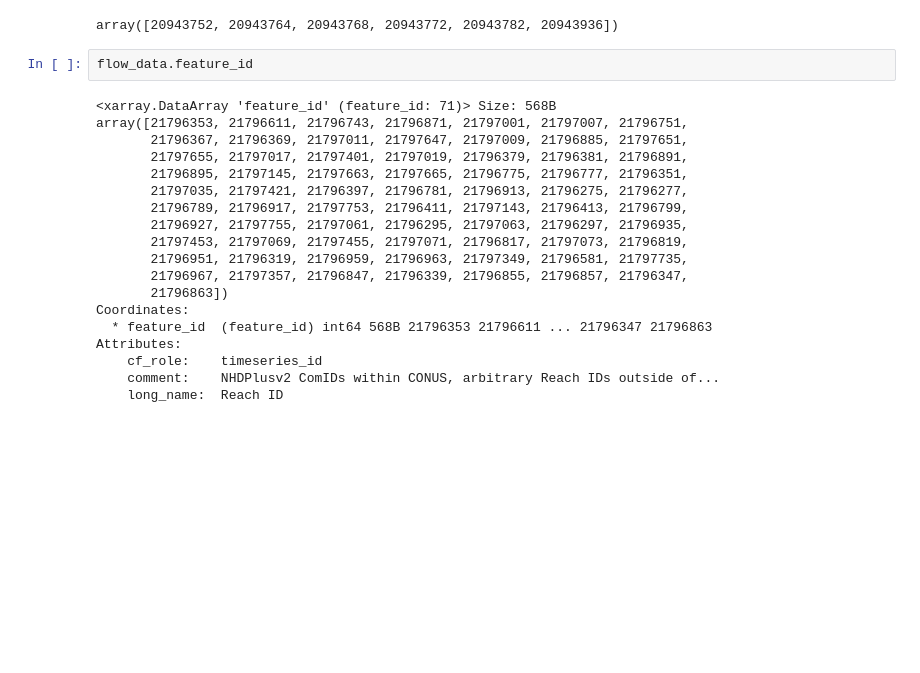
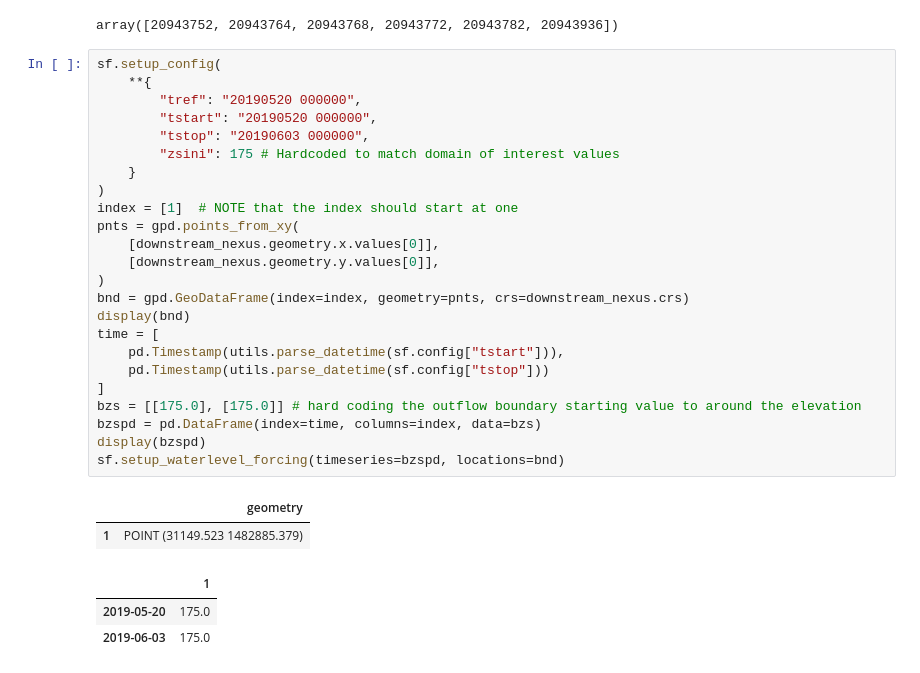
Before and after one commit to NGWPC/near_real-time_sfincs, a Jupyter notebook: notebooks/build_huc8.ipynb, the cells around one changed output. Cells and saved outputs as stored; diff of their text form; blank space fills up the shorter version.

```diff
--- a/notebooks/build_huc8.ipynb
+++ b/notebooks/build_huc8.ipynb
@@ -196,24 +187,33 @@ KeyError: "not all values found in index 'feature_id'"
 group_ids
 # %% [output]
 array([20943752, 20943764, 20943768, 20943772, 20943782, 20943936])
-# %%
-flow_data.feature_id
-# %% [output]
-<xarray.DataArray 'feature_id' (feature_id: 71)> Size: 568B
-array([21796353, 21796611, 21796743, 21796871, 21797001, 21797007, 21796751,
-       21796367, 21796369, 21797011, 21797647, 21797009, 21796885, 21797651,
-       21797655, 21797017, 21797401, 21797019, 21796379, 21796381, 21796891,
-       21796895, 21797145, 21797663, 21797665, 21796775, 21796777, 21796351,
-       21797035, 21797421, 21796397, 21796781, 21796913, 21796275, 21796277,
-       21796789, 21796917, 21797753, 21796411, 21797143, 21796413, 21796799,
-       21796927, 21797755, 21797061, 21796295, 21797063, 21796297, 21796935,
-       21797453, 21797069, 21797455, 21797071, 21796817, 21797073, 21796819,
-       21796951, 21796319, 21796959, 21796963, 21797349, 21796581, 21797735,
-       21796967, 21797357, 21796847, 21796339, 21796855, 21796857, 21796347,
-       21796863])
-Coordinates:
-  * feature_id  (feature_id) int64 568B 21796353 21796611 ... 21796347 21796863
-Attributes:
-    cf_role:    timeseries_id
-    comment:    NHDPlusv2 ComIDs within CONUS, arbitrary Reach IDs outside of...
-    long_name:  Reach ID
+# %%
+sf.setup_config(
+    **{
+        "tref": "20190520 000000",
+        "tstart": "20190520 000000",
+        "tstop": "20190603 000000",
+        "zsini": 175 # Hardcoded to match domain of interest values
+    }
+)
+index = [1]  # NOTE that the index should start at one
+pnts = gpd.points_from_xy(
+    [downstream_nexus.geometry.x.values[0]],
+    [downstream_nexus.geometry.y.values[0]],
+)
+bnd = gpd.GeoDataFrame(index=index, geometry=pnts, crs=downstream_nexus.crs)
+display(bnd)
+time = [
+    pd.Timestamp(utils.parse_datetime(sf.config["tstart"])),
+    pd.Timestamp(utils.parse_datetime(sf.config["tstop"]))
+]
+bzs = [[175.0], [175.0]] # hard coding the outflow boundary starting value to around the elevation
+bzspd = pd.DataFrame(index=time, columns=index, data=bzs)
+display(bzspd)
+sf.setup_waterlevel_forcing(timeseries=bzspd, locations=bnd)
+# %% [output]
+|  | geometry |
+| 1 | POINT (31149.523 1482885.379) |
+|  | 1 |
+| 2019-05-20 | 175.0 |
+| 2019-06-03 | 175.0 |
```
Also changed, not shown: parts of 7 cells of this notebook.
